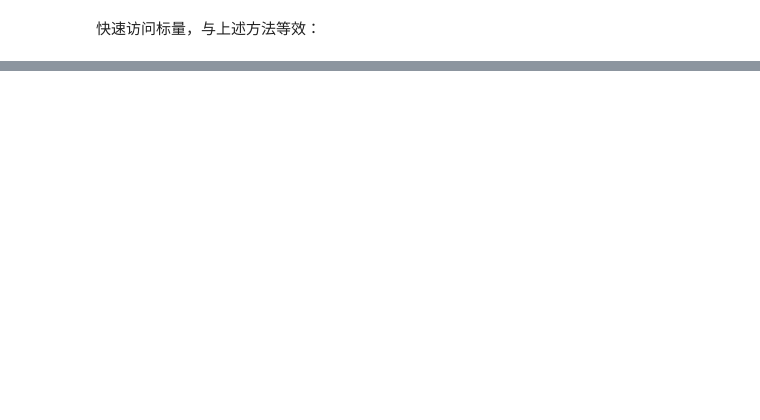
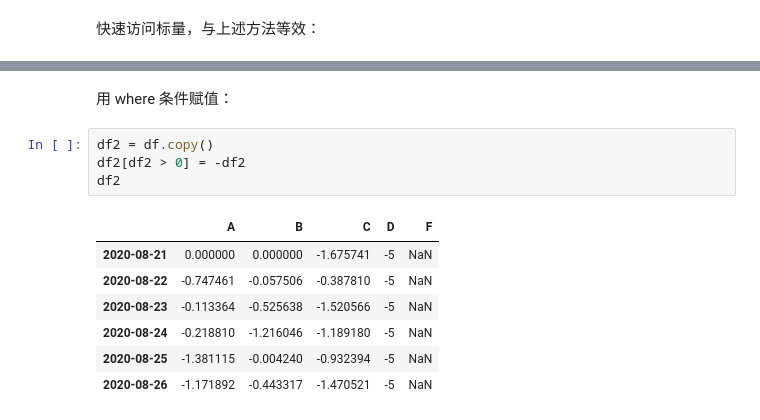
Before and after one commit to mangxiao2018/PandasSample, a Jupyter notebook: 1-入门Pandas.ipynb, the cells around one changed output, grey strips where cells are left out. Saved outputs shown, nothing was run; the diff lists cells and outputs as text; blank space fills up the shorter version.

```diff
--- a/1-入门Pandas.ipynb
+++ b/1-入门Pandas.ipynb
@@ -357,0 +440,14 @@ df.iat[1, 1]
+# %% [markdown]
+用 where 条件赋值：
+# %%
+df2 = df.copy()
+df2[df2 > 0] = -df2
+df2
+# %% [output]
+|  | A | B | C | D | F |
+| 2020-08-21 | 0.000000 | 0.000000 | -1.675741 | -5 | NaN |
+| 2020-08-22 | -0.747461 | -0.057506 | -0.387810 | -5 | NaN |
+| 2020-08-23 | -0.113364 | -0.525638 | -1.520566 | -5 | NaN |
+| 2020-08-24 | -0.218810 | -1.216046 | -1.189180 | -5 | NaN |
+| 2020-08-25 | -1.381115 | -0.004240 | -0.932394 | -5 | NaN |
+| 2020-08-26 | -1.171892 | -0.443317 | -1.470521 | -5 | NaN |
```
Also changed, not shown: parts of 43 cells of this notebook.
